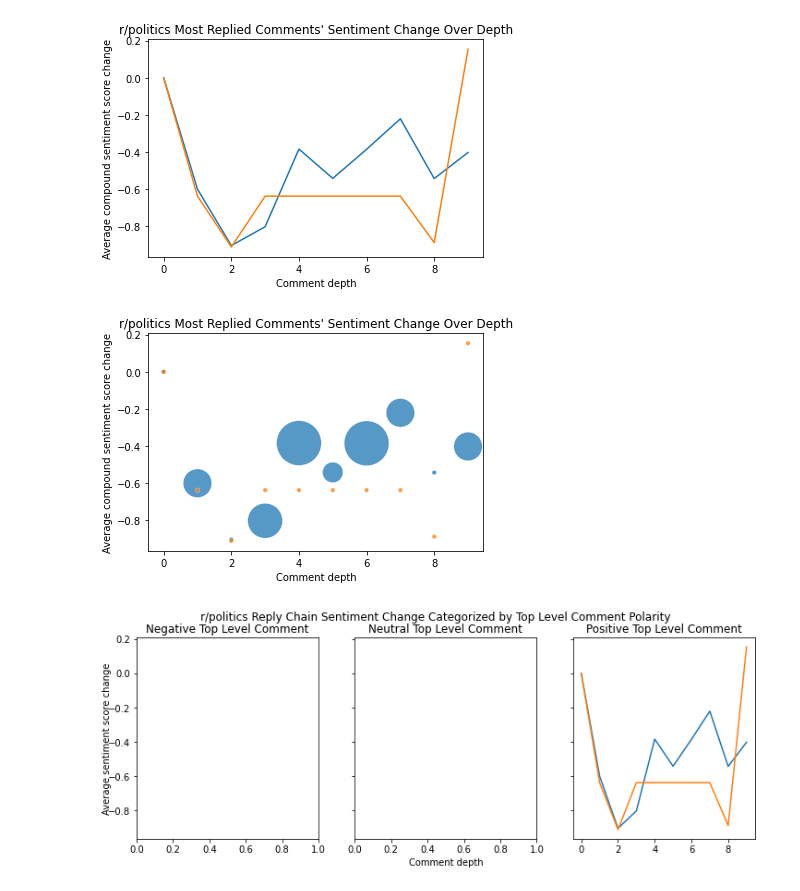
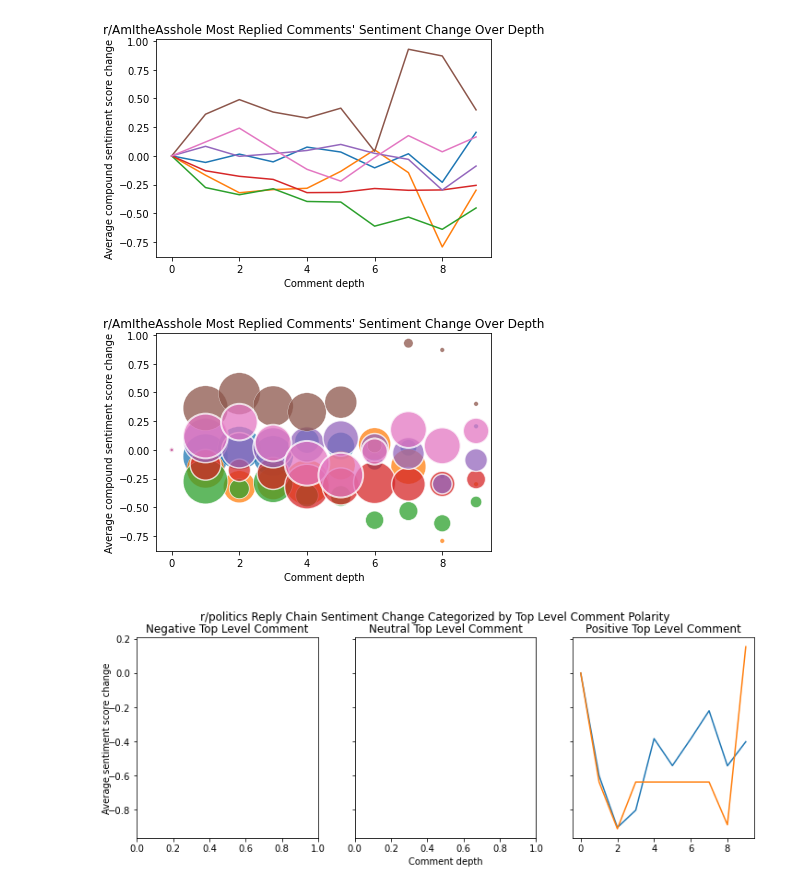
Before and after one commit to olincollege/reddit-sentiment, a Jupyter notebook: reddit-sentiment-analysis.ipynb, the cells around one changed output. Cells and saved outputs as stored; diff of their text form; code cells hidden in the pictures.

```diff
--- a/reddit-sentiment-analysis.ipynb
+++ b/reddit-sentiment-analysis.ipynb
@@ -34,5 +31,5 @@ import plotting_functions
 # %%
-subreddit = 'politics'
+subreddit = 'AmItheAsshole'
 sentiment_dicts = analyze_subreddit(subreddit)
 plotting_functions.sentiment_difference_line(subreddit, sentiment_dicts)
 plotting_functions.sentiment_difference_bubble(subreddit, sentiment_dicts)
@@ -43,5 +37,5 @@ plotting_functions.sentiment_difference_bubble(subreddit, sentiment_dicts)
-[figure, old version]
+[figure, new version]
-[figure, old version]
+[figure, new version]
 # %%
 plotting_functions.sentiment_categorized_line(subreddit, sentiment_dicts)
 plotting_functions.sentiment_categorized_bubble(subreddit, sentiment_dicts)
```
Also changed, not shown: parts of 5 cells of this notebook, 2 other files.
